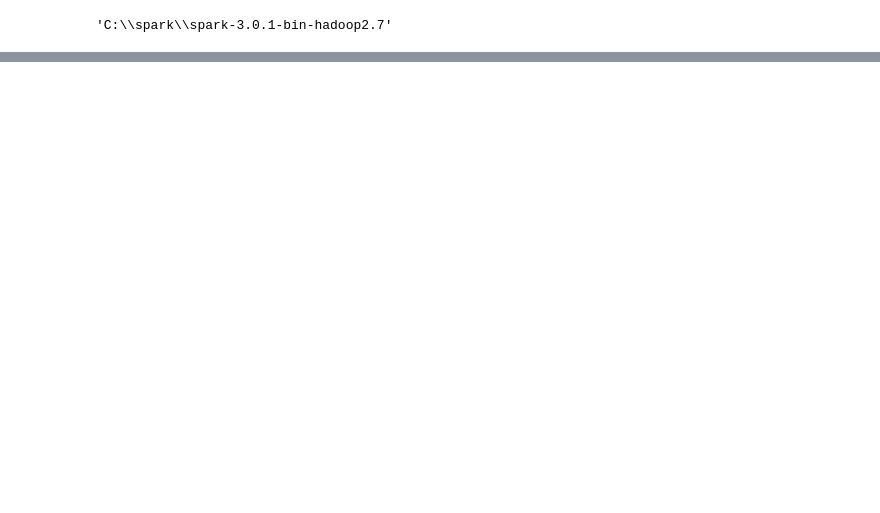
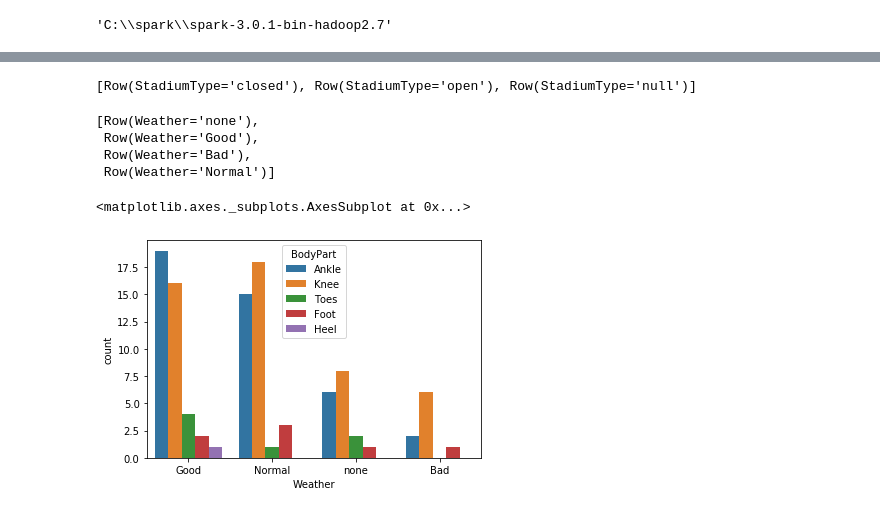
Before and after one commit to cwingho/NFL_Analytics, a Jupyter notebook: Barry/Untitled.ipynb, the cells around one changed output, grey strips where cells are left out. Drawn from its saved outputs; the diff is of its cells as text; code cells hidden in the pictures; blank space fills up the shorter version.

```diff
--- a/Barry/Untitled.ipynb
+++ b/Barry/Untitled.ipynb
@@ -71,0 +215,7 @@ root
+# %%
+# replace value
+
+play_injury = play_injury.withColumn("Weather", f.when(f.col("Weather").isin(Good),'Good').otherwise(f.col('Weather')));
+play_injury = play_injury.withColumn("Weather", f.when(f.col("Weather").isin(Normal),'Normal').otherwise(f.col('Weather')));
+play_injury = play_injury.withColumn("Weather", f.when(f.col("Weather").isin(Bad),'Bad').otherwise(f.col('Weather')));
+play_injury = play_injury.withColumn("Weather", f.when(f.col("Weather").isin(none),'none').otherwise(f.col('Weather')));
@@ -71,0 +243,11 @@ root
+# %%
+closed = ['Indoors', 'Indoor', 'Indoor, Roof Closed',
+                 'Indoor, Roof Closed', 'Retractable Roof', 'Retr. Roof-Closed', 'Retr. Roof - Closed', 'Retr. Roof Closed',
+                 'Dome', 'Domed, closed', 'Closed Dome', 'Domed', 'Dome, closed']
+
+open = ['Indoor, Open Roof', 'Open', 'Retr. Roof-Open', 'Retr. Roof - Open','Domed, open', 'Domed, Open','Outdoors','Outdor','Outddors','Outdoor Retr Roof-Open','Oudoor','Outside','Cloudy','Heinz Field','Bowl','Outdoor']
+# %%
+# replace value
+
+play_injury = play_injury.withColumn("StadiumType", f.when(f.col("StadiumType").isin(closed),'closed').otherwise(f.col('StadiumType')));
+play_injury = play_injury.withColumn("StadiumType", f.when(f.col("StadiumType").isin(open),'open').otherwise(f.col('StadiumType')));
@@ -71,0 +274,18 @@ root
+# %%
+play_injury.select('StadiumType').distinct().collect()
+# %% [output]
+[Row(StadiumType='closed'), Row(StadiumType='open'), Row(StadiumType='null')]
+# %%
+play_injury.select('Weather').distinct().collect()
+# %% [output]
+[Row(Weather='none'),
+ Row(Weather='Good'),
+ Row(Weather='Bad'),
+ Row(Weather='Normal')]
+# %%
+play_injury_panda = play_injury.toPandas()
+# %%
+sns.countplot(x="Weather", data=play_injury_panda, hue='BodyPart')
+# %% [output]
+<matplotlib.axes._subplots.AxesSubplot at 0x...>
+[figure, added]
```
Also changed, not shown: parts of 32 cells of this notebook, 1 other file.
